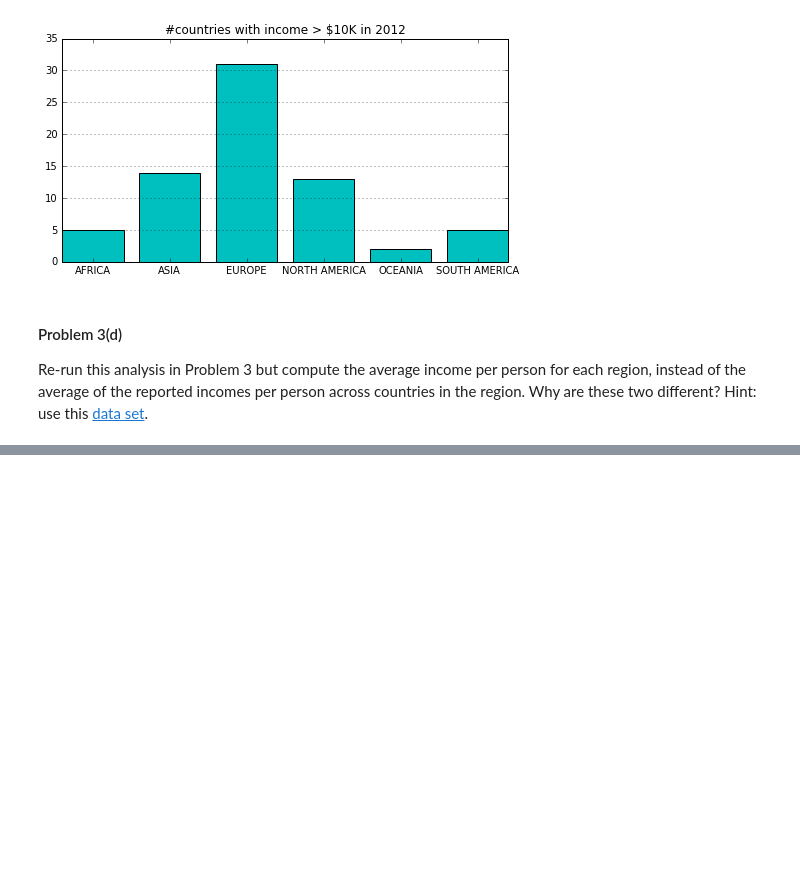
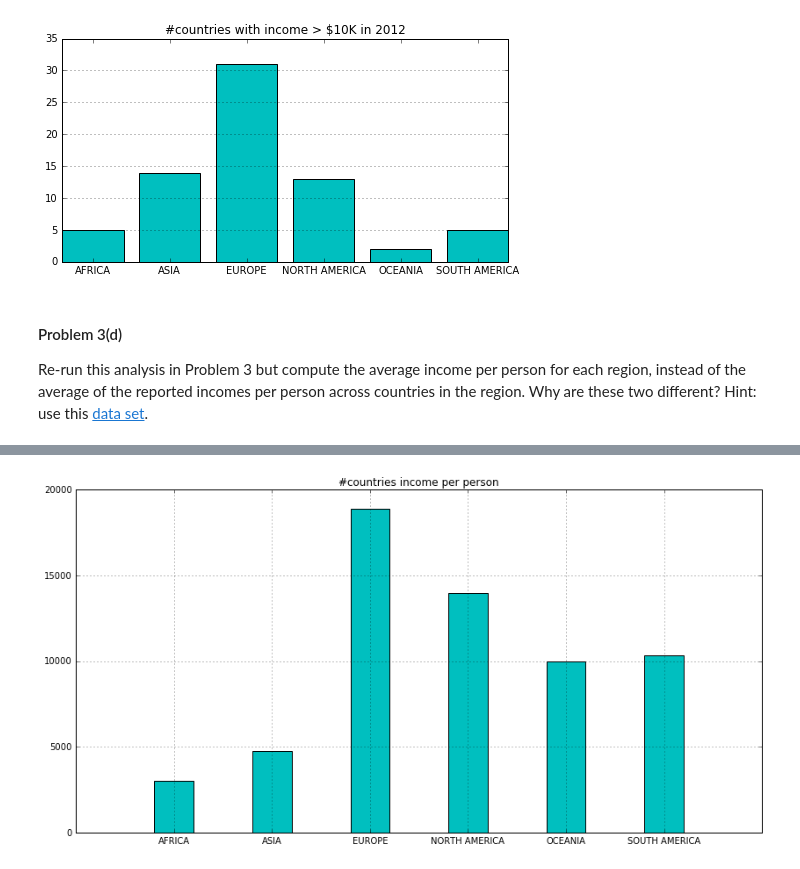
Before and after one commit to Rakeshgk84/DataScience, a Jupyter notebook: JALLOW_CHERNO_HW1/JALLOW_CHERNO_HW1P3.ipynb, the cells around one changed output, grey strips where cells are left out. Cells and saved outputs as stored; diff of their text form; code cells hidden in the pictures; blank space fills up the shorter version.

```diff
--- a/JALLOW_CHERNO_HW1/JALLOW_CHERNO_HW1P3.ipynb
+++ b/JALLOW_CHERNO_HW1/JALLOW_CHERNO_HW1P3.ipynb
@@ -157,0 +192,4 @@ Re-run this analysis in Problem 3 but compute the average income per person for
+# %%
+#convert the population to numbers instead of strings
+k_concat.Population = k_concat.Population.convert_objects(convert_numeric=True)
+k_concat.head()
@@ -157,0 +203,5 @@ Re-run this analysis in Problem 3 but compute the average income per person for
+# %%
+import warnings
+warnings.filterwarnings('ignore')
+k_concat['IncomeByPop'] = k_concat['Income']*k_concat['Population']
+k_concat.head()
@@ -157,0 +215,4 @@ Re-run this analysis in Problem 3 but compute the average income per person for
+# %%
+get_regions = k_concat.groupby('Region').sum()
+get_regions = get_regions.reset_index()
+get_regions
@@ -157,0 +227,3 @@ Re-run this analysis in Problem 3 but compute the average income per person for
+# %%
+get_regions['PerPerson'] = get_regions['IncomeByPop'] / get_regions['Population']
+get_regions
@@ -157,0 +238,9 @@ Re-run this analysis in Problem 3 but compute the average income per person for
+# %%
+plt.figure(num=None, figsize=(14, 7), dpi=300, facecolor='w', edgecolor='k')
+plt.bar(range(len( get_regions.Region)), get_regions['PerPerson'].values,    width=0.4, align='center', color='c')
+plt.xticks(range(len(get_regions.Region)),get_regions.Region.values)
+plt.grid(True)
+plt.title('#countries income per person')
+plt.show()
+# %% [output]
+[figure, added]
```
Also changed, not shown: parts of 10 cells of this notebook.
